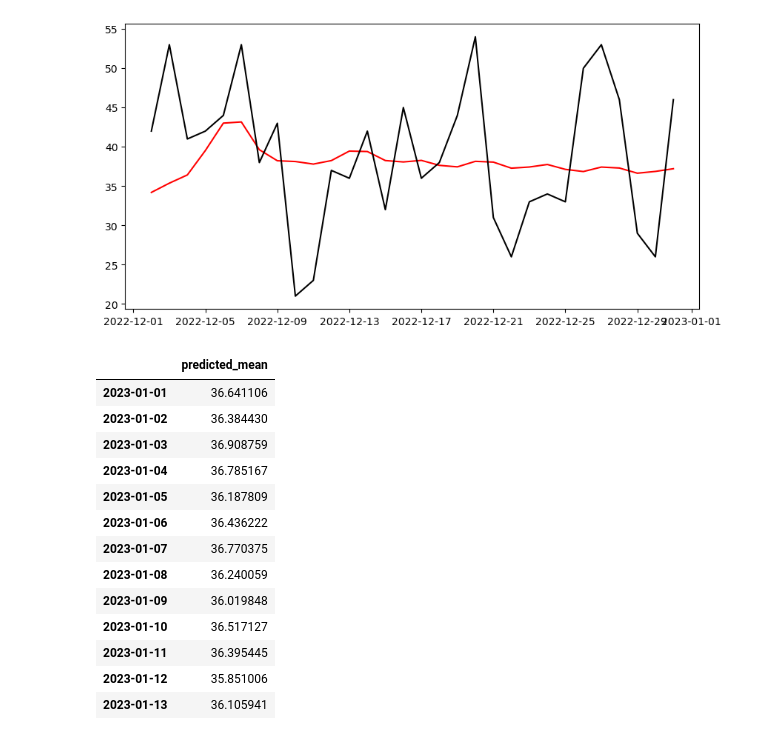
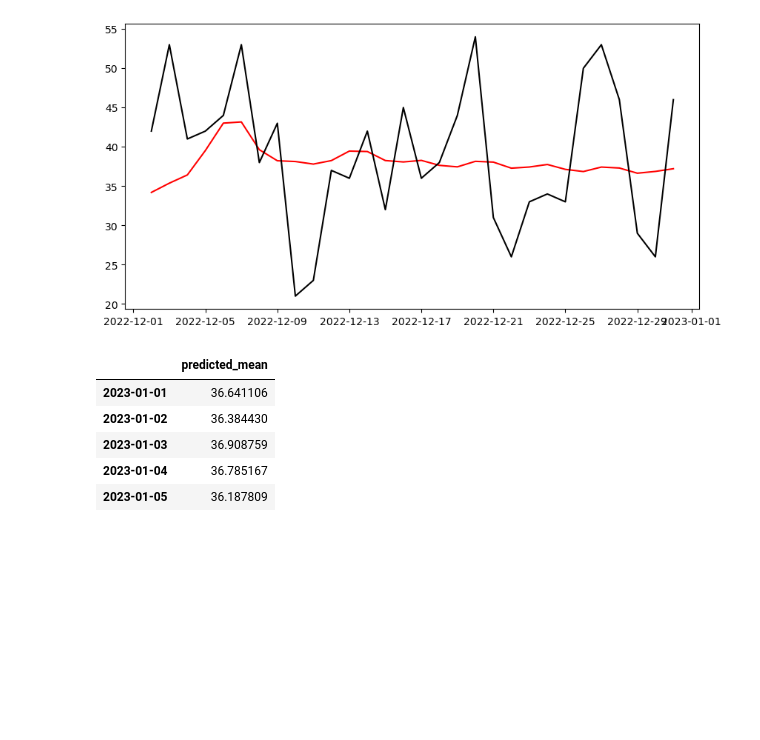
Before and after one commit to charlieciordia/AQ-MAD, a Jupyter notebook: notebook/AQ CLEAN ML DAY.ipynb, the cells around one changed output. Cells and saved outputs as stored; diff of their text form; code cells hidden in the pictures; blank space fills up the shorter version.

```diff
--- a/notebook/AQ CLEAN ML DAY.ipynb
+++ b/notebook/AQ CLEAN ML DAY.ipynb
@@ -489,20 +489,12 @@ plt.plot(df_pred["real"], c = "black");
 # %% [output]
 [figure]
 # %%
-pred_año = pd.DataFrame(modelo.predict(start = len(df), end = len(df) + 12))
+pred_año = pd.DataFrame(modelo.predict(start = len(df), end = len(df) + 4))
 pred_año
 # %% [output]
 |  | predicted_mean |
 | 2023-01-01 | 36.641106 |
 | 2023-01-02 | 36.384430 |
 | 2023-01-03 | 36.908759 |
 | 2023-01-04 | 36.785167 |
 | 2023-01-05 | 36.187809 |
-| 2023-01-06 | 36.436222 |
-| 2023-01-07 | 36.770375 |
-| 2023-01-08 | 36.240059 |
-| 2023-01-09 | 36.019848 |
-| 2023-01-10 | 36.517127 |
-| 2023-01-11 | 36.395445 |
-| 2023-01-12 | 35.851006 |
-| 2023-01-13 | 36.105941 |
```
Also changed, not shown: parts of 28 cells of this notebook, 5 other files.
